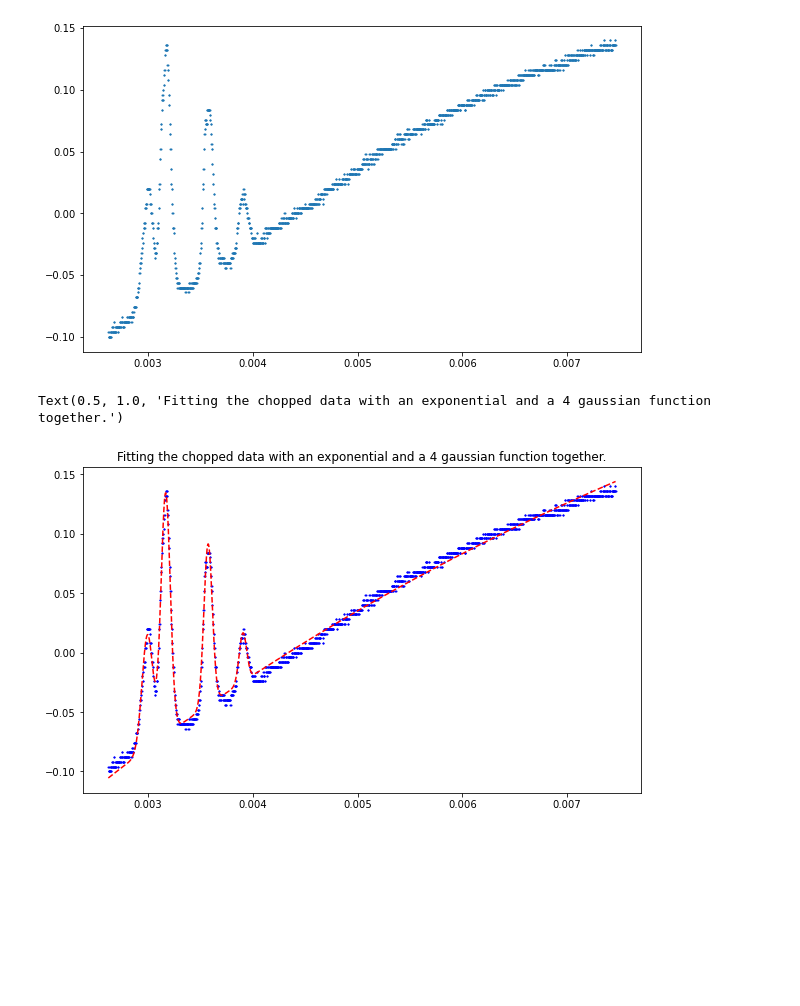
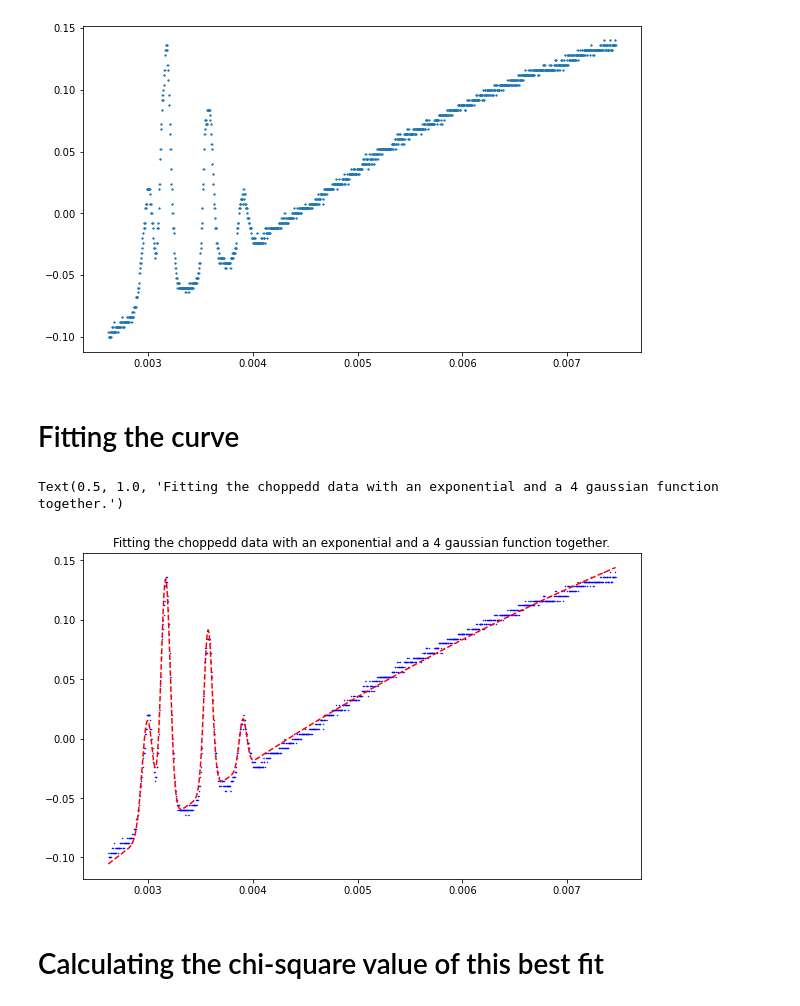
Before and after one commit to tylera277/PHY445-LabAnalysis, a Jupyter notebook: Lab1FourPeakAnalysisForNonlinearity.ipynb, the cells around one changed output. Cells and saved outputs as stored; diff of their text form; code cells hidden in the pictures; blank space fills up the shorter version.

```diff
--- a/Lab1FourPeakAnalysisForNonlinearity.ipynb
+++ b/Lab1FourPeakAnalysisForNonlinearity.ipynb
@@ -128,6 +132,8 @@ ax1.scatter(chopped4PeakData['x'], chopped4PeakData['y'], s=1)
 # %% [output]
 <matplotlib.collections.PathCollection at 0x...>
 [figure]
+# %% [markdown]
+# Fitting the curve
 # %%
 #Fitting the curve.
 
@@ -140,35 +146,37 @@ def exponentialAndGaussian(x, a,k,b, amp1,cen1,sigma1, amp2,cen2,sigma2, amp3,ce
 
 # Initial guess of the parameters of the fit
 guess = [-1,3,-0.1, 0.01,0.0030,1e-5, 0.01,0.0032,1e-5, 0.01,0.0035,1e-5, 0.01,0.00390,1e-5]
 parameters_exponential, pcov_exponential = curve_fit(f = exponentialAndGaussian,
                                                      xdata = chopped4PeakData['x'],
                                                      ydata = chopped4PeakData['y'],
                                                      p0=guess)
 
 
 a, k, b = parameters_exponential[0], parameters_exponential[1], parameters_exponential[2]
 
 ampl1, cent1, sigm1 = parameters_exponential[3], parameters_exponential[4], parameters_exponential[5]
 ampl2, cent2, sigm2 = parameters_exponential[6], parameters_exponential[7], parameters_exponential[8]
 ampl3, cent3, sigm3 = parameters_exponential[9], parameters_exponential[10], parameters_exponential[11]
 ampl4, cent4, sigm4 = parameters_exponential[12], parameters_exponential[13], parameters_exponential[14]
 
 
 curveFitValues = [exponentialAndGaussian(i,a,k,b, ampl1,cent1,sigm1, ampl2,cent2,sigm2, ampl3,cent3,sigm3,
                               ampl4,cent4,sigm4) for i in chopped4PeakData['x']]
 
 # For the plots in this file
 fig = plt.figure(figsize=(10,6))
 gs = gridspec.GridSpec(1,1)
 ax1 = fig.add_subplot(gs[0])
 
-ax1.scatter(chopped4PeakData['x'], chopped4PeakData['y'], s=1, c='blue')
+ax1.scatter(chopped4PeakData['x'], chopped4PeakData['y'], s=0.1, c='blue')
 ax1.plot(chopped4PeakData['x'], curveFitValues, '--', c='red')
 
 
 plt.title("Fitting the choppedd data with an exponential and a 4 gaussian function together.")
 # %% [output]
-Text(0.5, 1.0, 'Fitting the chopped data with an exponential and a 4 gaussian function together.')
+Text(0.5, 1.0, 'Fitting the choppedd data with an exponential and a 4 gaussian function together.')
-[figure, old version]
+[figure, new version]
+# %% [markdown]
+# Calculating the chi-square value of this best fit
 # %%
 # Calculate the chi-square of the fit vs. data
```
Also changed, not shown: parts of 4 cells of this notebook.
